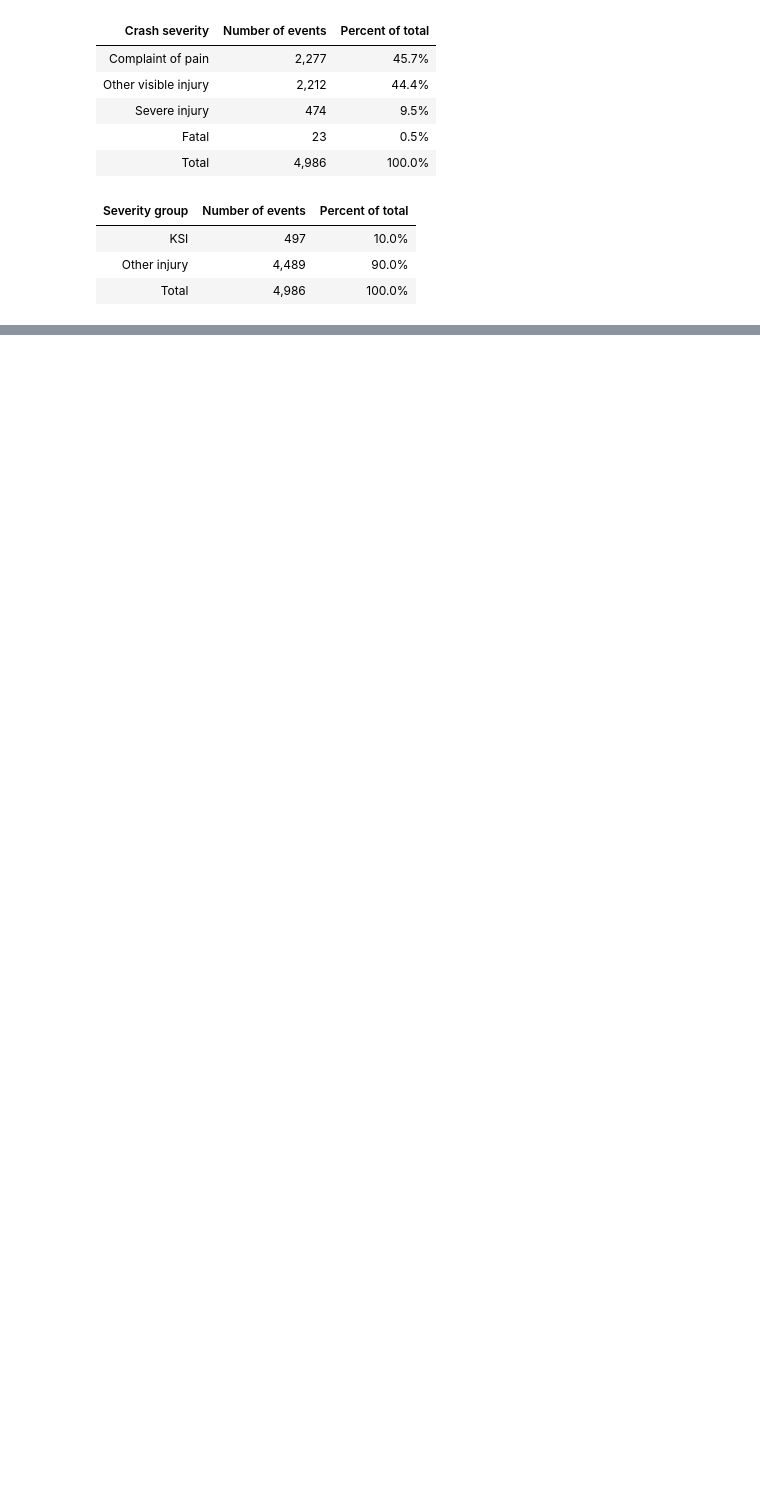
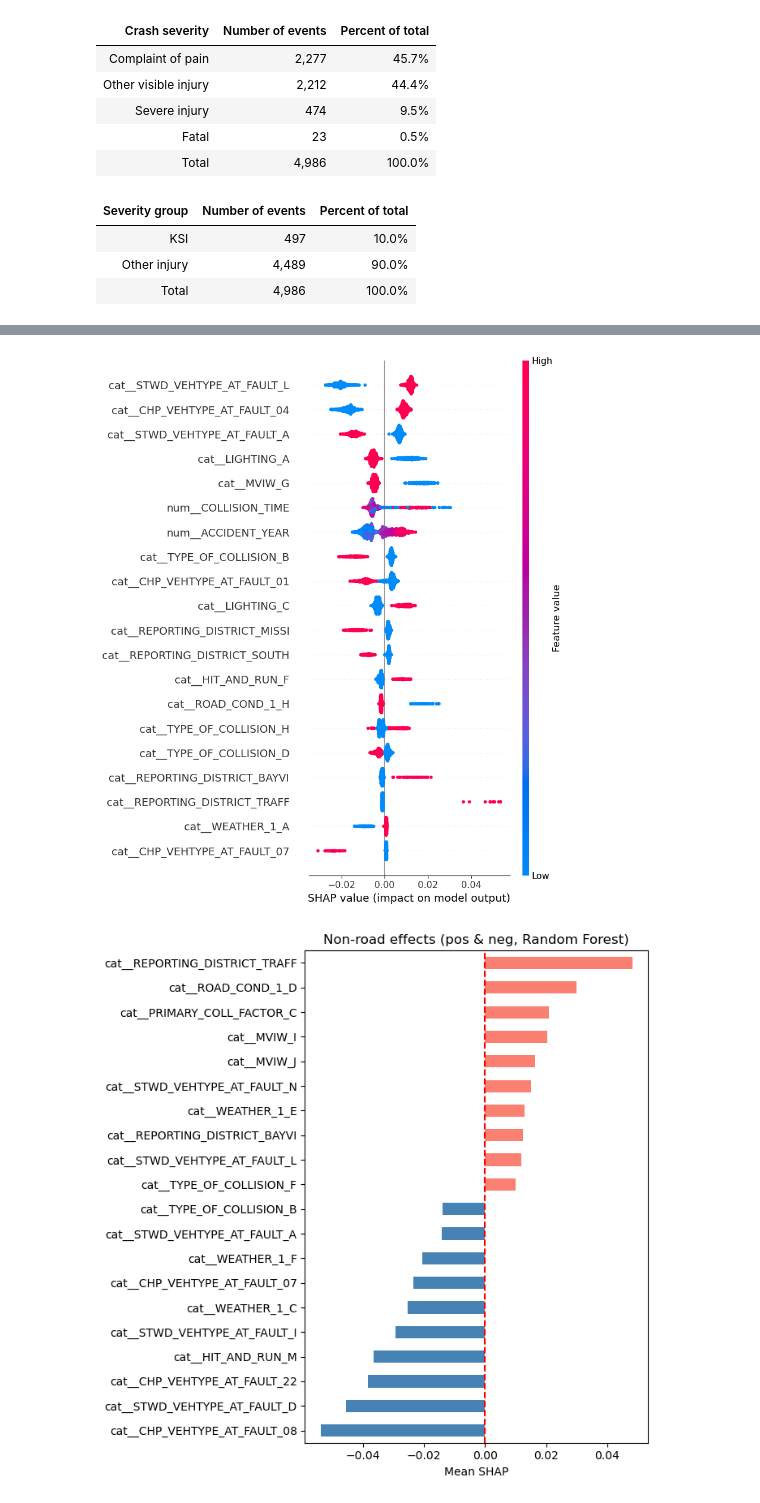
Before and after one commit to UCB-stat-159-f25/final-group07, a Jupyter notebook: Modelling.ipynb, the cells around one changed output, grey strips where cells are left out. Drawn from its saved outputs; the diff is of its cells as text; code cells hidden in the pictures; blank space fills up the shorter version.

```diff
--- a/Modelling.ipynb
+++ b/Modelling.ipynb
@@ -90,0 +436,57 @@ display(table.style.hide(axis="index").format({"Number of events": "{:,}", "Perc
+# %%
+
+# Non-road features beeswarm
+plt.figure()
+shap.summary_plot(
+    shap_array[:, other_mask],
+    X_enc[:, other_mask],
+    feature_names=feature_names[other_mask],
+    max_display=20,
+    show=True,
+)
+plt.title("Non-road features SHAP (beeswarm)")
+plt.tight_layout()
+plt.savefig("figures/nonroad_shap_beeswarm.png", dpi=300, bbox_inches="tight")
+plt.close()
+
+# Split non-road into dummies (cat__) and numeric/others
+nonroad_names = feature_names[other_mask]
+nonroad_shap = shap_array[:, other_mask]
+nonroad_feat = X_enc[:, other_mask]
+
+dummy_idx = [i for i, n in enumerate(nonroad_names) if n.startswith("cat__")]
+num_idx   = [i for i, n in enumerate(nonroad_names) if not n.startswith("cat__")]
+
+# Conditional mean SHAP for dummies when value == 1
+present_mean = []
+present_names = []
+for j in dummy_idx:
+    m = nonroad_feat[:, j] == 1
+    present_names.append(nonroad_names[j])
+    present_mean.append(nonroad_shap[m, j].mean() if m.any() else 0.0)
+cond_series = pd.Series(present_mean, index=present_names)
+
+# Overall mean SHAP for numeric/other features
+num_series = pd.Series(
+    nonroad_shap[:, num_idx].mean(axis=0),
+    index=[nonroad_names[j] for j in num_idx],
+)
+
+# Combine and plot
+combined = pd.concat([cond_series, num_series])
+top_pos = combined.sort_values().tail(10)
+top_neg = combined.sort_values().head(10)
+both = pd.concat([top_neg, top_pos])
+
+colors = ["steelblue" if v < 0 else "salmon" for v in both]
+both.plot(kind="barh", figsize=(7,7), color=colors)
+plt.axvline(0, color="red", linestyle="--")
+plt.xlabel("Mean SHAP")
+plt.title("Non-road effects (pos & neg, Random Forest)")
+plt.tight_layout()
+plt.savefig("figures/nonroad_effects_SHAP_bar.png", dpi=300, bbox_inches="tight")
+plt.show()
+plt.close()
+# %% [output]
+[figure, added]
+[figure, added]
```
Also changed, not shown: parts of 18 cells of this notebook, 4 other files.
